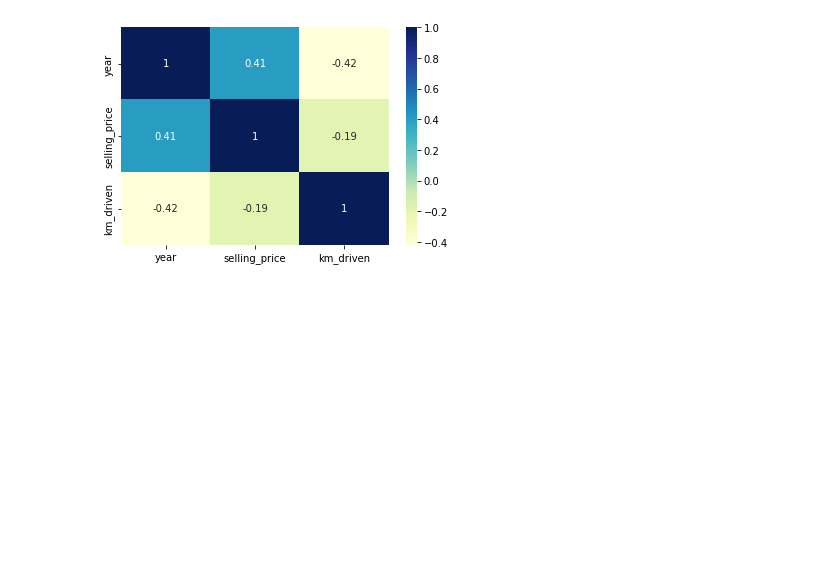
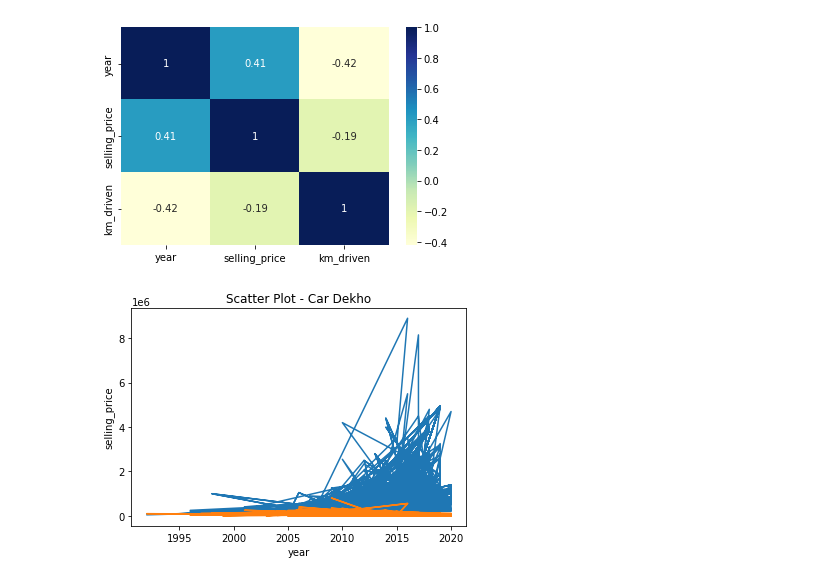
Before and after one commit to MaretyaTya/Machine-Learning, a Jupyter notebook: Kuis_1.ipynb, the cells around one changed output. Saved outputs shown, nothing was run; the diff lists cells and outputs as text; code cells hidden in the pictures; blank space fills up the shorter version.

```diff
--- a/Kuis_1.ipynb
+++ b/Kuis_1.ipynb
@@ -96,3 +110,18 @@ sns.heatmap(data.corr(), cmap="YlGnBu", annot = True)
 plt.show()
 # %% [output]
 [figure]
+# %%
+# Scatter plot with day against tip
+plt.plot(data['year'],data['selling_price'])
+plt.plot(data['year'],data['km_driven'])
+
+# Adding Title to the Plot
+plt.title("Scatter Plot - Car Dekho")
+
+# Setting the X and Y labels
+plt.xlabel('year')
+plt.ylabel('selling_price')
+
+plt.show()
+# %% [output]
+[figure, added]
```
Also changed, not shown: parts of 2 cells of this notebook.
